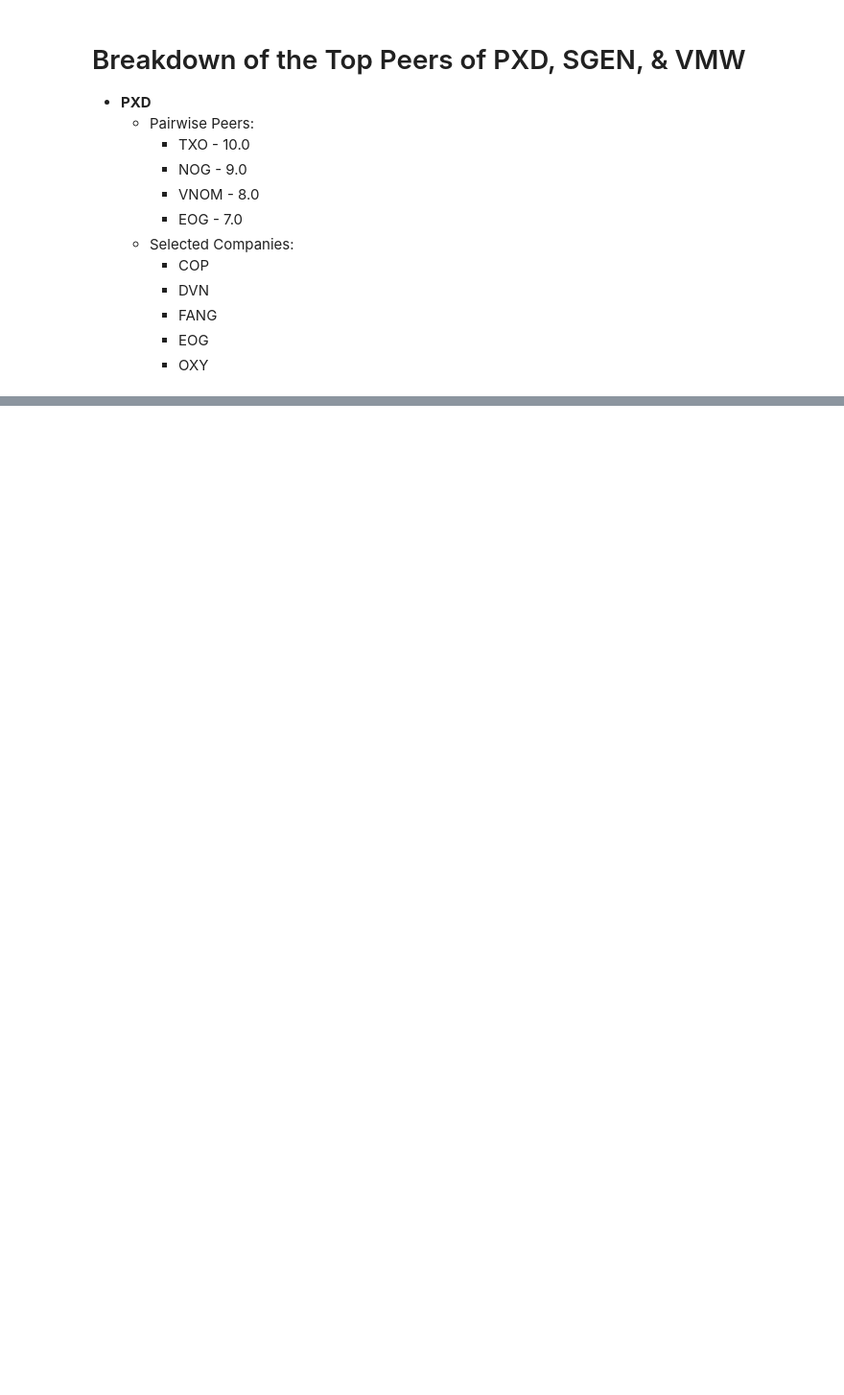
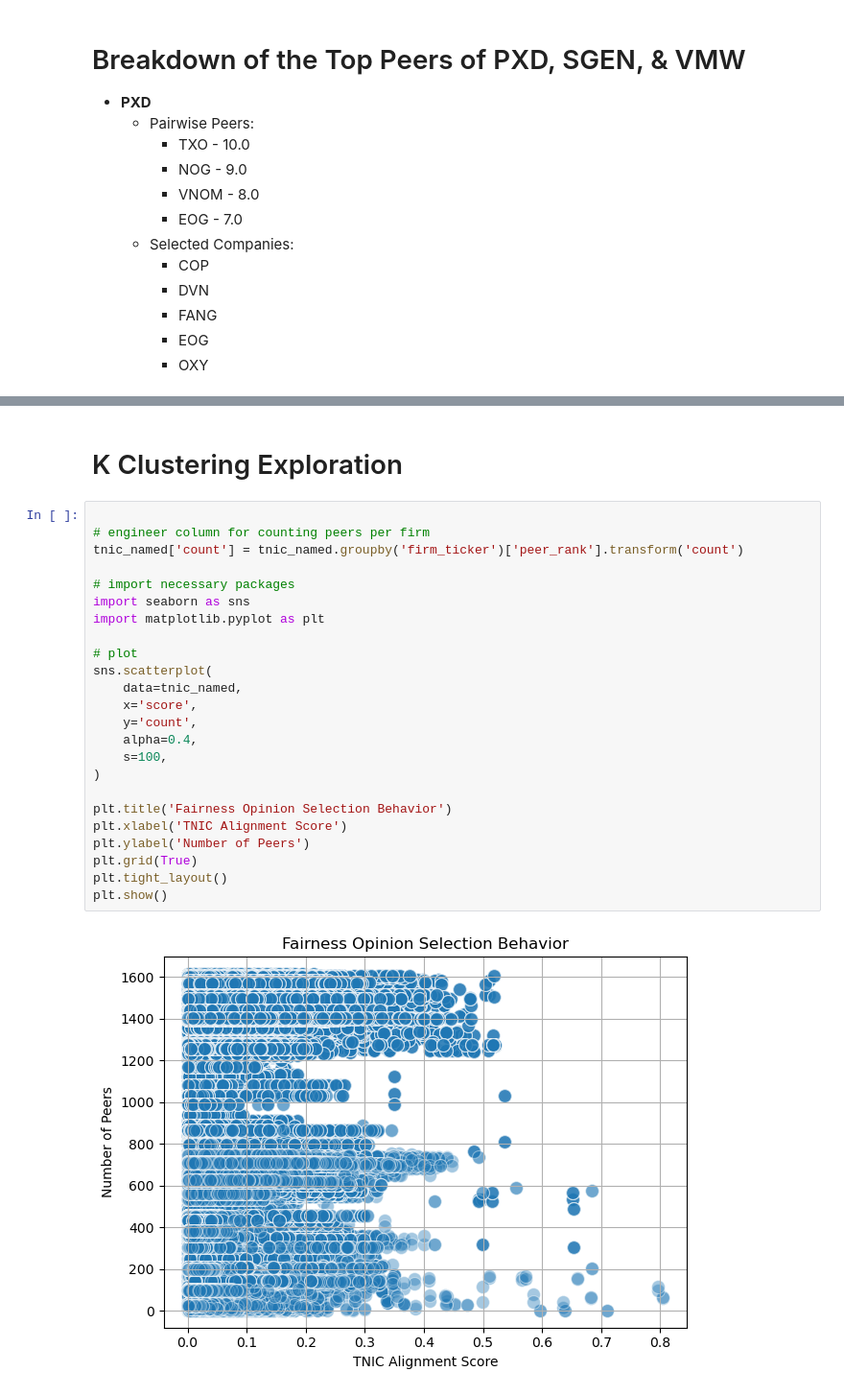
Before and after one commit to Ethan964/Textual_Analysis, a Jupyter notebook: tnic.ipynb, the cells around one changed output, grey strips where cells are left out. Shown: that part at 96% size. Saved outputs shown, nothing was run; the diff lists cells and outputs as text; blank space fills up the shorter version.

Commit message:
Conducted extensive exploratory graphing

```diff
--- a/tnic.ipynb
+++ b/tnic.ipynb
@@ -269,0 +285,28 @@ top_n_peers[top_n_peers['firm_ticker'] == 'VMW']
+# %% [markdown]
+# K Clustering Exploration
+# %%
+
+# engineer column for counting peers per firm
+tnic_named['count'] = tnic_named.groupby('firm_ticker')['peer_rank'].transform('count')
+
+# import necessary packages
+import seaborn as sns
+import matplotlib.pyplot as plt
+
+# plot
+sns.scatterplot(
+    data=tnic_named,
+    x='score',
+    y='count',
+    alpha=0.4,
+    s=100,
+)
+
+plt.title('Fairness Opinion Selection Behavior')
+plt.xlabel('TNIC Alignment Score')
+plt.ylabel('Number of Peers')
+plt.grid(True)
+plt.tight_layout()
+plt.show()
+# %% [output]
+[figure, added]
```
Also changed, not shown: parts of 11 cells of this notebook.
